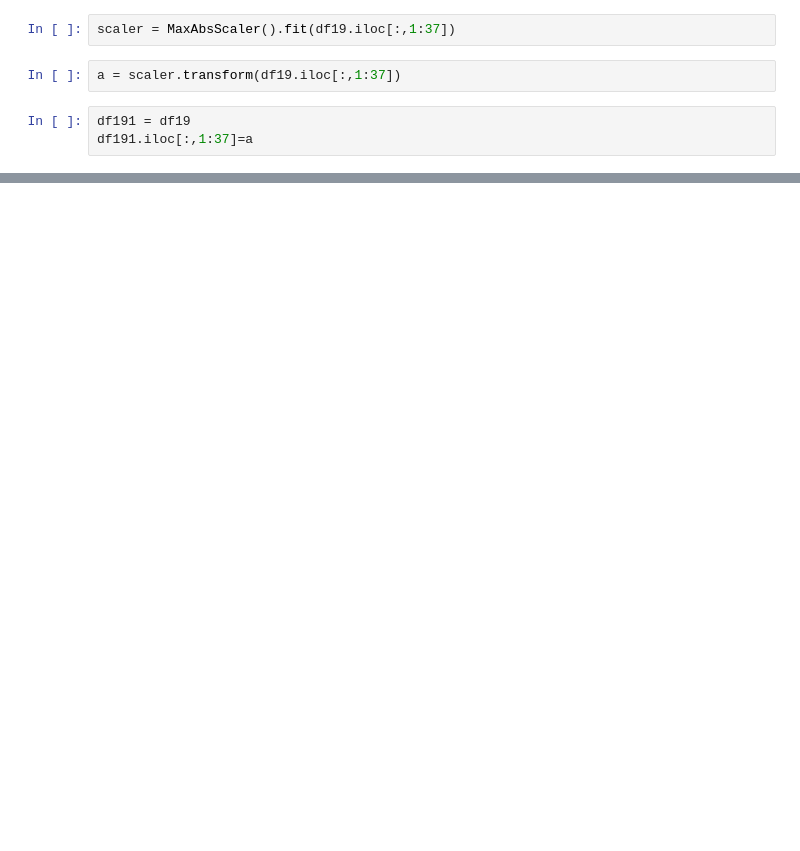
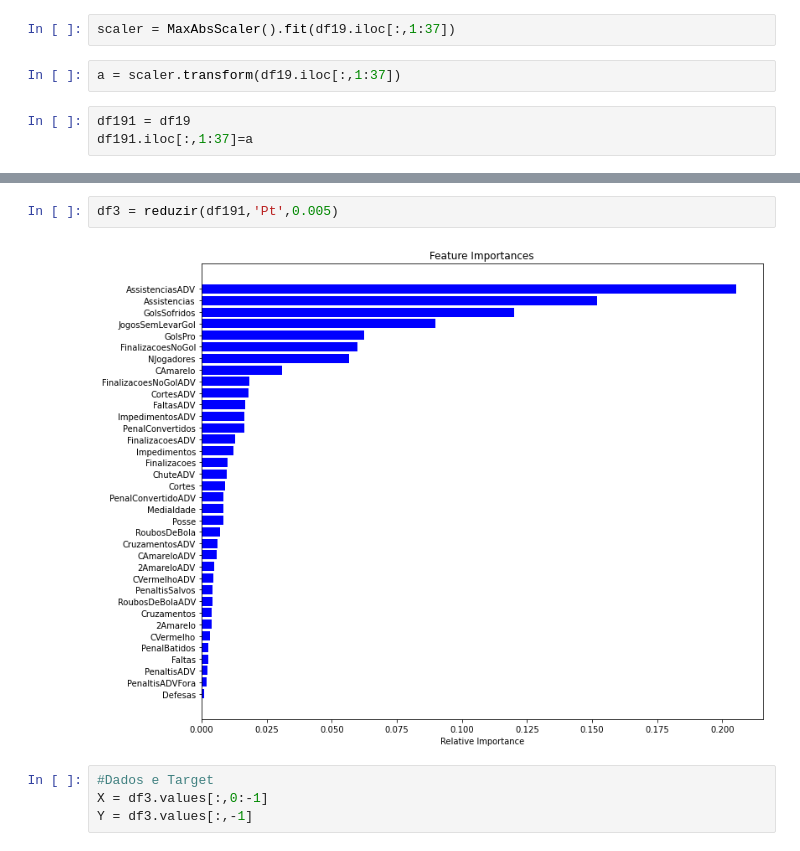
Before and after one commit to CarCesar/AMD, a Jupyter notebook: LIMPEZA E MODELO.ipynb, the cells around one changed output, grey strips where cells are left out. Cells and saved outputs as stored; diff of their text form; blank space fills up the shorter version.

```diff
--- a/LIMPEZA E MODELO.ipynb
+++ b/LIMPEZA E MODELO.ipynb
@@ -155,0 +112,8 @@ GPR: 0.244619 (0.521799)
+# %%
+df3 = reduzir(df191,'Pt',0.005)
+# %% [output]
+[figure, added]
+# %%
+#Dados e Target
+X = df3.values[:,0:-1]
+Y = df3.values[:,-1]
```
Also changed, not shown: parts of 47 cells of this notebook, 1 other file.
